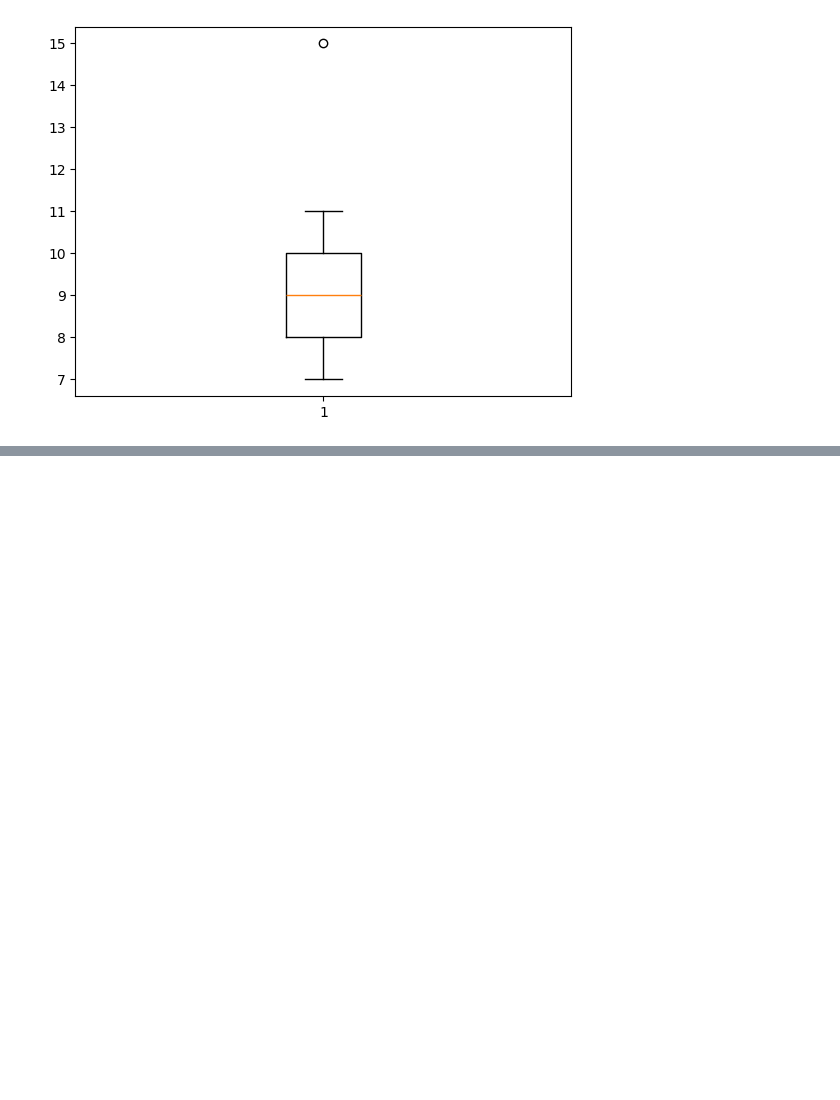
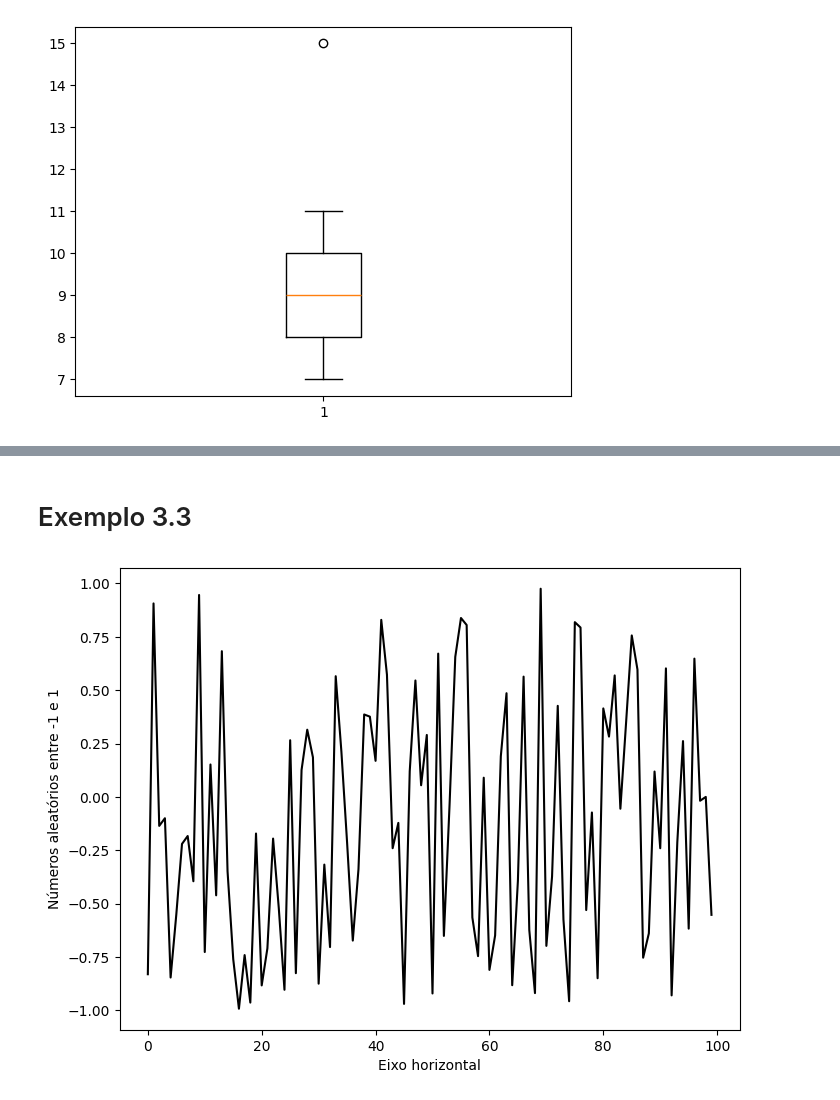
Before and after one commit to eraosso/PMF, a Jupyter notebook: Capitulo-3.ipynb, the cells around one changed output, grey strips where cells are left out. Drawn from its saved outputs; the diff is of its cells as text; code cells hidden in the pictures; blank space fills up the shorter version.

```diff
--- a/Capitulo-3.ipynb
+++ b/Capitulo-3.ipynb
@@ -87,0 +114,12 @@ plt.boxplot(estat_dados[1], vert=True)
+# %% [markdown]
+# Exemplo 3.3
+# %%
+aleatorios = [random.uniform(-1, 1) for _ in range(100)]
+
+plt.figure(figsize=(8,6))
+plt.plot(aleatorios, color="black")
+plt.ylabel("Números aleatórios entre -1 e 1")
+plt.xlabel("Eixo horizontal")
+plt.show()
+# %% [output]
+[figure, added]
```
Also changed, not shown: parts of 15 cells of this notebook, 2 other files.
